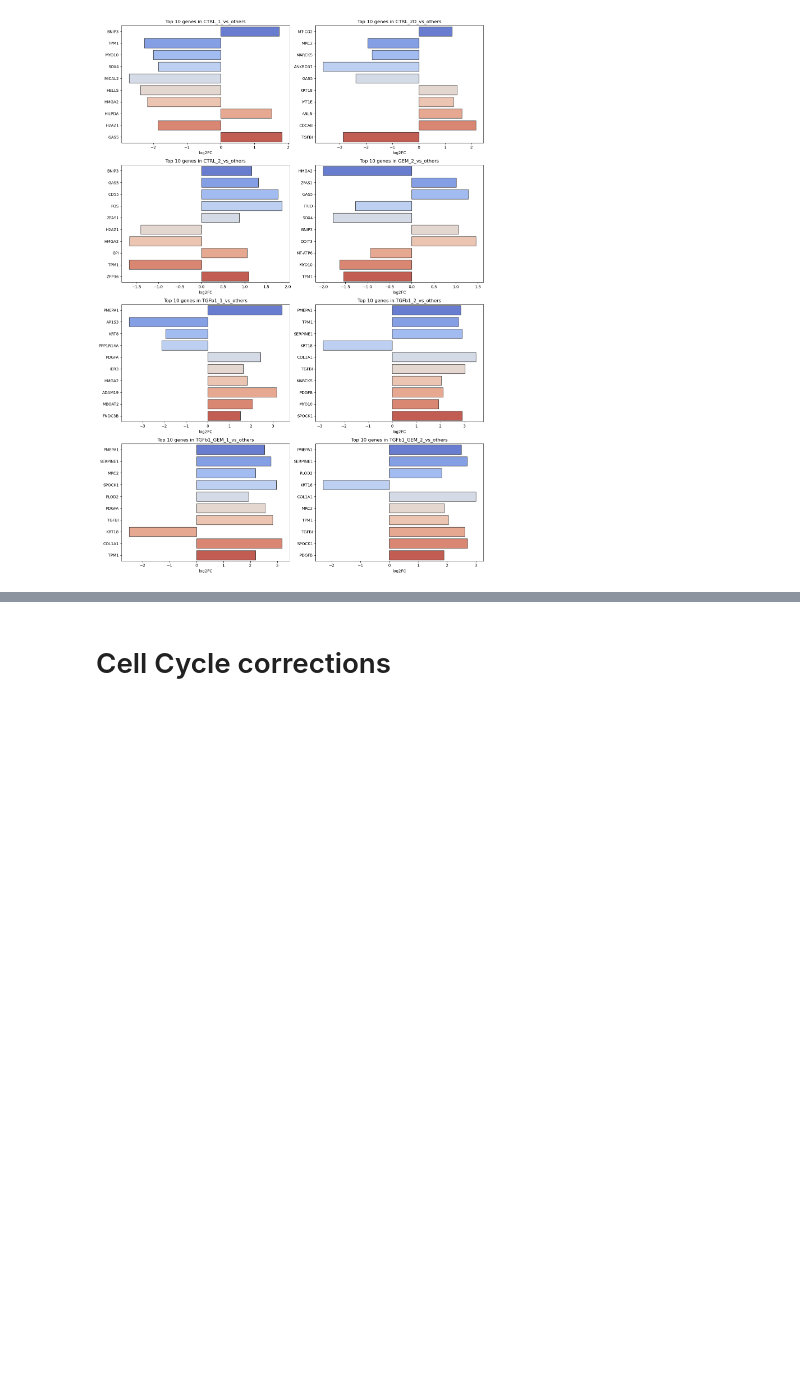
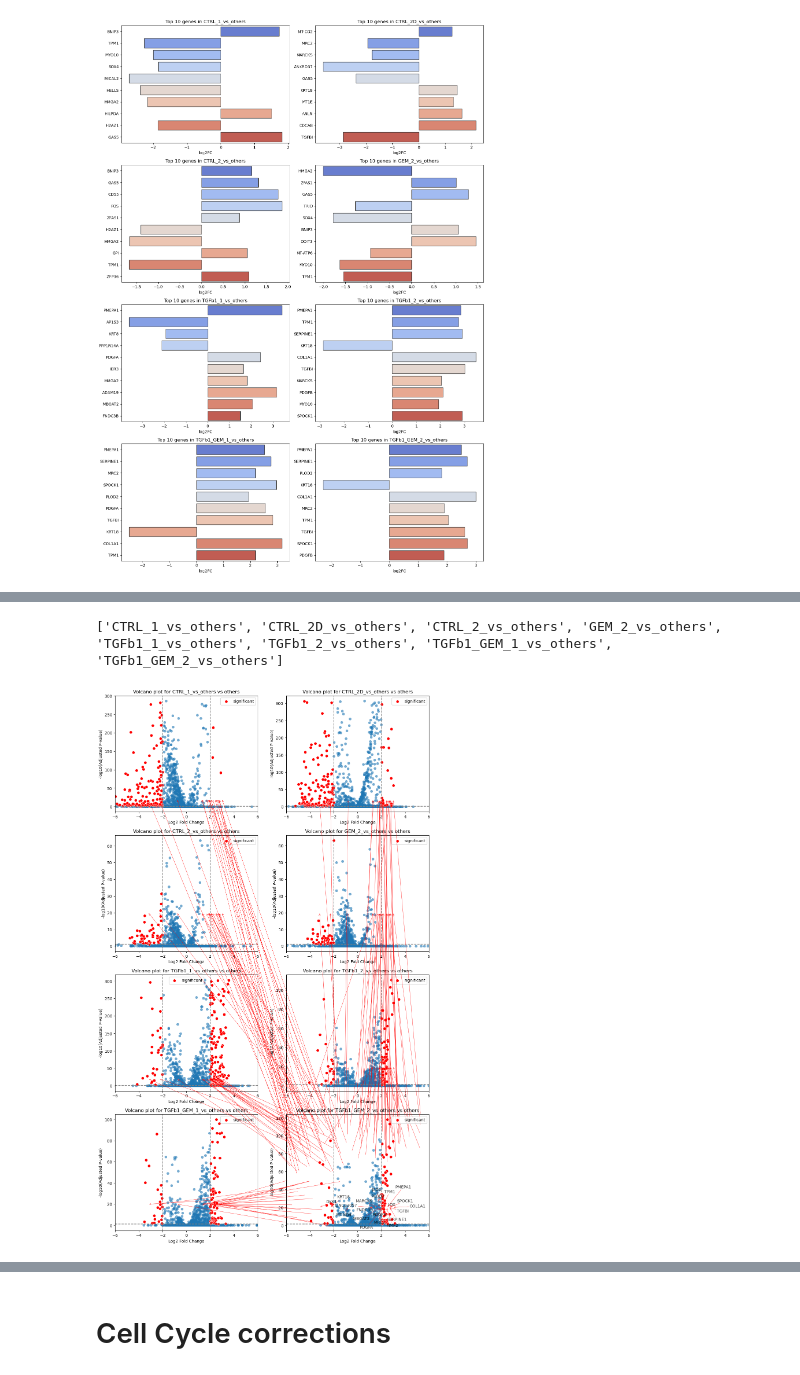
Before and after one commit to josef-streusalz/single-cell, a Jupyter notebook: 05_DEG_analysis.ipynb, the cells around one changed output, grey strips where cells are left out. Drawn from its saved outputs; the diff is of its cells as text; code cells hidden in the pictures; blank space fills up the shorter version.

```diff
--- a/05_DEG_analysis.ipynb
+++ b/05_DEG_analysis.ipynb
@@ -384,0 +414,76 @@ fig.savefig('figures/comparisons_plot.png', bbox_inches='tight')
+# %%
+import os
+import numpy as np
+import scanpy as sc
+import pandas as pd
+import matplotlib.pyplot as plt
+import seaborn as sns
+from adjustText import adjust_text
+
+# ... [your code to load results_df]
+
+sorted_unique_comparisons = sorted(results_df['comparison'].unique())
+print(sorted_unique_comparisons)
+
+# Prepare for subplots
+n_cols = 2
+n_rows = 4  # for 8 plots
+fig, axes = plt.subplots(n_rows, n_cols, figsize=(14, 24))
+
+texts = []  # Collecting texts to adjust their positions later
+
+for idx, comparison in enumerate(sorted_unique_comparisons):
+
+    # Extract results for a specific comparison
+    specific_comparison = comparison
+    filtered_results = results_df[results_df['comparison'] == specific_comparison]
+
+    # Create a volcano plot
+    ax = axes[idx // n_cols, idx % n_cols]
+    sns.scatterplot(data=filtered_results,
+                    x="log2FC",
+                    y=-filtered_results['adjusted.p.value'].apply(np.log10),
+                    ax=ax, alpha=0.6, edgecolor=None)
+
+    # Highlight significant genes
+    significant = filtered_results[(filtered_results['log2FC'].abs() > 2) & (filtered_results['adjusted.p.value'] < 0.05)]
+    sns.scatterplot(data=significant,
+                    x="log2FC",
+                    y=-significant['adjusted.p.value'].apply(np.log10),
+                    ax=ax, color='red', s=50, label='significant')
+
+    # Annotate the top twenty significant genes
+    #top_genes = significant.sort_values(by="adjusted.p.value", ascending=True).head(20)
+    #for _, row in top_genes.iterrows():
+    #    texts.append(ax.text(row['log2FC'], -np.log10(row['adjusted.p.value']), row['symbol'], fontsize=10, alpha=0.8))
+    #epsilon = 1e-20  # a small constant
+    for idx, row in top_genes.iterrows():
+        # Prevent adjusted p-values of exactly 0 by adding a small constant
+        adj_pval = row['adjusted.p.value'] + epsilon
+        y_val = -np.log10(adj_pval)
+
+        # Check for infinite values
+        if np.isfinite(y_val):
+            texts.append(ax.text(row['log2FC'], y_val, row['symbol'], fontsize=10, alpha=0.8))
+
+    ax.axhline(y=-np.log10(0.05), color='grey', linestyle='--')
+    ax.axvline(x=2, color='grey', linestyle='--')
+    ax.axvline(x=-2, color='grey', linestyle='--')
+    ax.set_xlim([-6, 6])  # Set x range
+    ax.set_title(f"Volcano plot for {comparison} vs others")
+    ax.set_xlabel("Log2 Fold Change")
+    ax.set_ylabel("-log10(Adjusted P-value)")
+
+# Adjust text to prevent overlaps
+adjust_text(texts, only_move={'points':'y', 'texts':'y'}, arrowprops=dict(arrowstyle="->", color='r', lw=0.5))
+
+plt.tight_layout()
+
+# Save the figure
+if not os.path.exists('figures'):
+    os.makedirs('figures')
+fig.savefig('figures/volcano_plots_adjusted.png', bbox_inches='tight')
+plt.show()
+# %% [output]
+['CTRL_1_vs_others', 'CTRL_2D_vs_others', 'CTRL_2_vs_others', 'GEM_2_vs_others', 'TGFb1_1_vs_others', 'TGFb1_2_vs_others', 'TGFb1_GEM_1_vs_others', 'TGFb1_GEM_2_vs_others']
+[figure, added]
```
Also changed, not shown: parts of 8 cells of this notebook, 4 other files.
